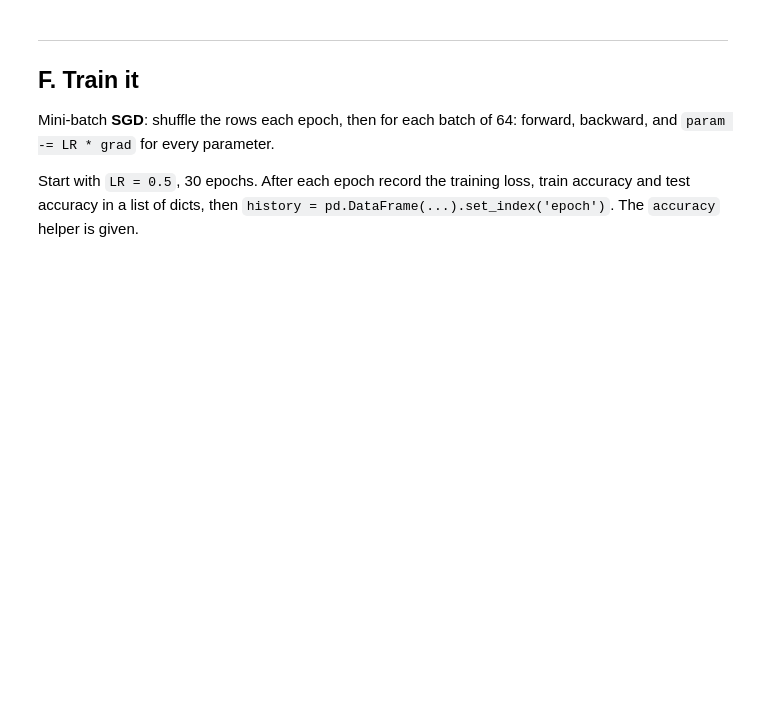
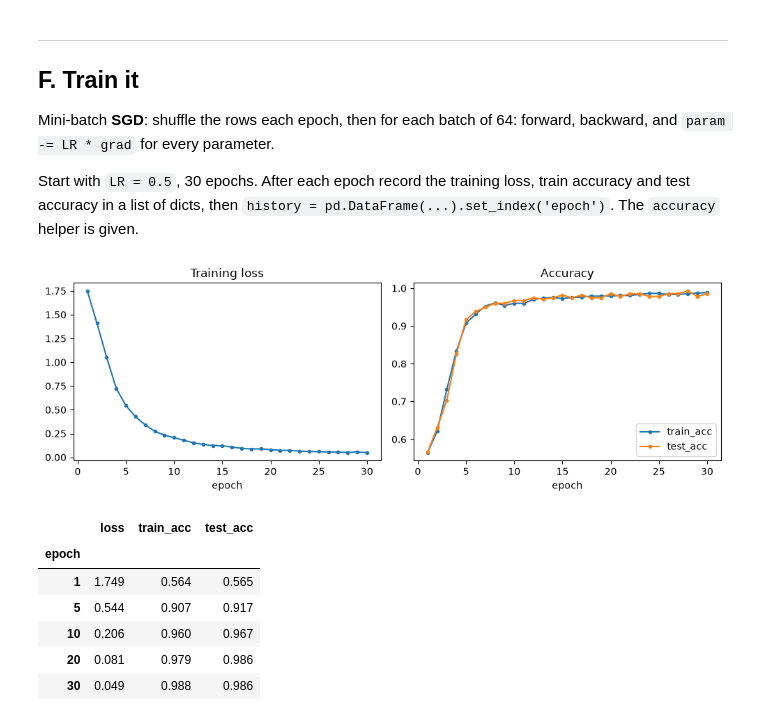
Before and after one commit to ronmarabalos/Machine-Learning, a Jupyter notebook: notebooks/07-nn-from-scratch.ipynb, the cells around one changed output. Cells and saved outputs as stored; diff of their text form; code cells hidden in the pictures; blank space fills up the shorter version.

```diff
--- a/notebooks/07-nn-from-scratch.ipynb
+++ b/notebooks/07-nn-from-scratch.ipynb
@@ -84,3 +144,23 @@ Then:
 **Tip:** check every shape. `dW2` must be `(64, 11)` like `W2`.
 # %%
 # TODO
+def backward(params, cache, Y):
+    X, Z1, A1, probs = cache['X'], cache['Z1'], cache['A1'], cache['probs']
+    n = X.shape[0]
+
+    dZ2 = (probs - Y) / n                    # (n, 11)   softmax + cross-entropy
+    dW2 = A1.T @ dZ2                         # (64, 11)
+    db2 = dZ2.sum(axis=0)                    # (11,)
+
+    dA1 = dZ2 @ params['W2'].T               # (n, 64)
+    dZ1 = dA1 * (Z1 > 0)                     # (n, 64)   ReLU gate
+    dW1 = X.T @ dZ1                          # (1337, 64)
+    db1 = dZ1.sum(axis=0)                    # (64,)
+
+    return {'W1': dW1, 'b1': db1, 'W2': dW2, 'b2': db2}
+
+# Check: every gradient has the shape of its parameter
+grads = backward(params, cache, Y_train)
+for k in params:
+    assert grads[k].shape == params[k].shape, (k, grads[k].shape, params[k].shape)
+    print(f'{k}: {grads[k].shape}')
@@ -123,6 +211,45 @@ def accuracy(params, X, y):
     return float((forward(params, X)[0].argmax(axis=1) == y).mean())
 # %%
 # TODO
+LR, EPOCHS, BATCH = 0.5, 30, 64
+
+params = init_params()                      # fresh weights, same as the gradient check
+shuffle_rng = np.random.default_rng(1)      # separate RNG, so init stays reproducible
+n = len(X_train)
+rows = []
+
+for epoch in range(1, EPOCHS + 1):
+    order = shuffle_rng.permutation(n)
+    for start in range(0, n, BATCH):
+        idx = order[start:start + BATCH]
+        _, cache = forward(params, X_train[idx])
+        grads = backward(params, cache, Y_train[idx])
+        for k in params:
+            params[k] -= LR * grads[k]
+
+    probs, _ = forward(params, X_train)
+    rows.append({'epoch': epoch,
+                 'loss': cross_entropy(probs, Y_train),
+                 'train_acc': accuracy(params, X_train, y_train),
+                 'test_acc': accuracy(params, X_test, y_test)})
+
+history = pd.DataFrame(rows).set_index('epoch')
+
+fig, (ax1, ax2) = plt.subplots(1, 2, figsize=(10, 3.5))
+history['loss'].plot(ax=ax1, title='Training loss', marker='.')
+history[['train_acc', 'test_acc']].plot(ax=ax2, title='Accuracy', marker='.')
+plt.tight_layout(); plt.show()
+
+history.iloc[[0, 4, 9, 19, 29]].round(3)
+# %% [output]
+[figure, added]
+|  | loss | train_acc | test_acc |
+| epoch |  |  |  |
+| 1 | 1.749 | 0.564 | 0.565 |
+| 5 | 0.544 | 0.907 | 0.917 |
+| 10 | 0.206 | 0.960 | 0.967 |
+| 20 | 0.081 | 0.979 | 0.986 |
+| 30 | 0.049 | 0.988 | 0.986 |
 # %%
 # Plot (given)
 fig, ax = plt.subplots(1, 2, figsize=(10, 3.5))
```
Also changed, not shown: parts of 9 cells of this notebook.
